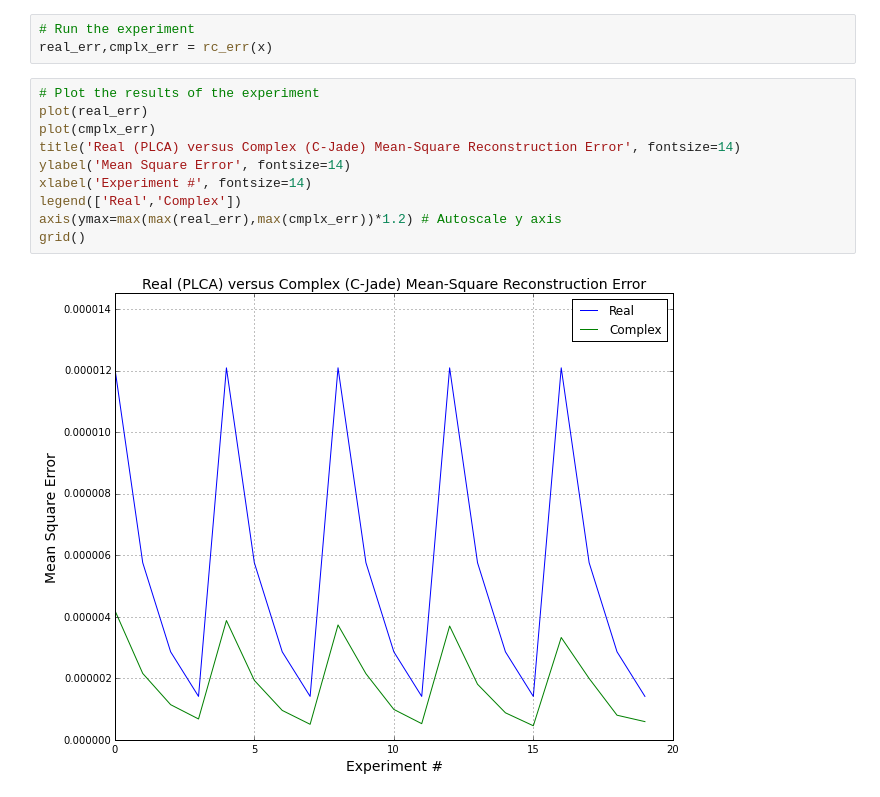
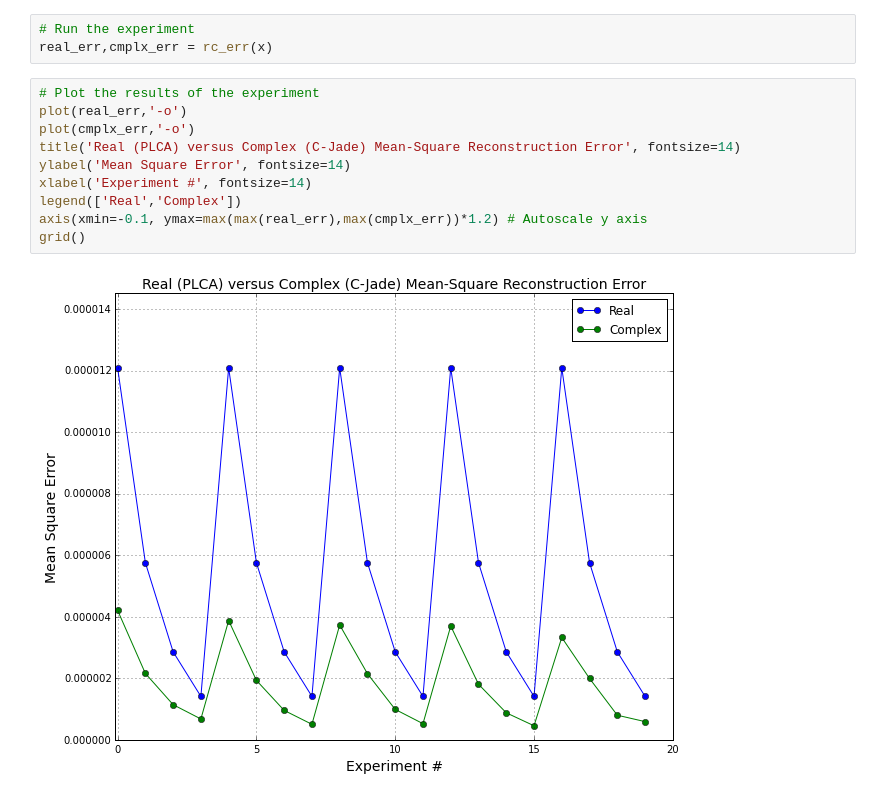
Before and after one commit to bregmanstudio/cseparate, a Jupyter notebook: complexrealseparate.ipynb, the cells around one changed output. Saved outputs shown, nothing was run; the diff lists cells and outputs as text.

Commit message:
dots on result figure

```diff
--- a/complexrealseparate.ipynb
+++ b/complexrealseparate.ipynb
@@ -97,13 +97,13 @@ def rc_err(x, reduce_mse=True):
 real_err,cmplx_err = rc_err(x)
 # %%
 # Plot the results of the experiment
-plot(real_err)
-plot(cmplx_err)
+plot(real_err,'-o')
+plot(cmplx_err,'-o')
 title('Real (PLCA) versus Complex (C-Jade) Mean-Square Reconstruction Error', fontsize=14)
 ylabel('Mean Square Error', fontsize=14)
 xlabel('Experiment #', fontsize=14)
 legend(['Real','Complex'])
-axis(ymax=max(max(real_err),max(cmplx_err))*1.2) # Autoscale y axis
+axis(xmin=-0.1, ymax=max(max(real_err),max(cmplx_err))*1.2) # Autoscale y axis
 grid()
 # %% [output]
-[figure, old version]
+[figure, new version]
```
